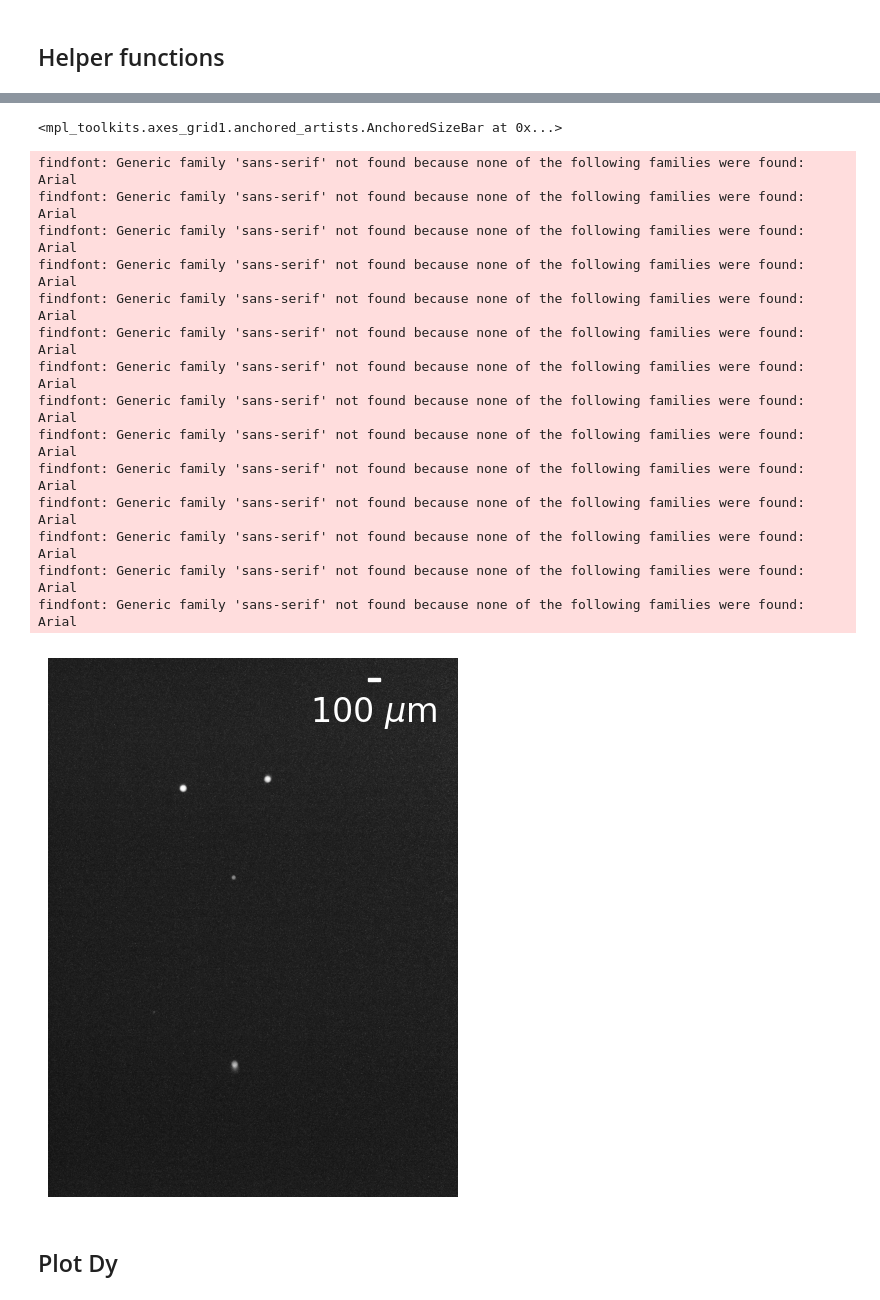
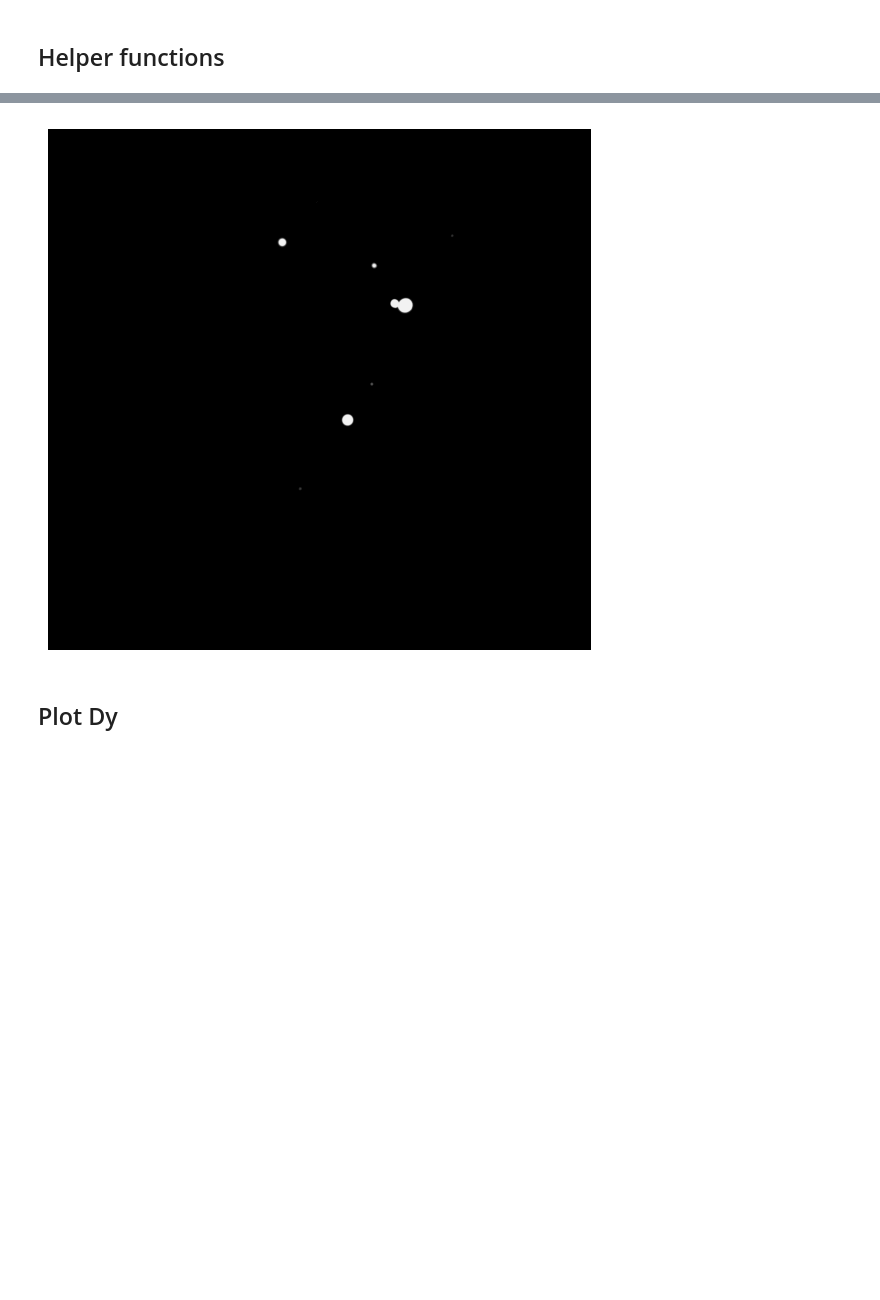
Before and after one commit to neerja/spectraldiffuserscope, a Jupyter notebook: JaxCode/Figure_Notebooks/fig_mrbles_beads.ipynb, the cells around one changed output, grey strips where cells are left out. Drawn from its saved outputs; the diff is of its cells as text; code cells hidden in the pictures; blank space fills up the shorter version.

```diff
--- a/JaxCode/Figure_Notebooks/fig_mrbles_beads.ipynb
+++ b/JaxCode/Figure_Notebooks/fig_mrbles_beads.ipynb
@@ -105,6 +351,6 @@ Bead 6 - X: 232, Y: 116
 # %%
 crop_indices = [420,1852,1350,2826] #top bottom left default: [320,1652,1350,2726]
-datafolder = '/home/neerja/DATA/SDCData/2024-05-24/code1_25_50_mrbles_10x'
+datafolder = '/home/neerja/DATA/SDCData/2024-05-31/code8eusmdy_10x'
 meas_name = 'meas.tiff'
 bg_name = 'bg.tiff'
 bits = 16
@@ -120,8 +366,8 @@ measurement = sdc.cropci((sample_meas-background),crop_indices).clip(0,1)**power
 fig,ax = plt.subplots(figsize = (7,7))
 
 plt.imshow(measurement**1, cmap='gray')
-plt.colorbar()
-# plt.clim([0,.05])
+# plt.colorbar()
+plt.clim([0,.3])
 plt.axis('off')
 
 scalebar = drawscalebar(ax, superpixel_size,spectral_camera_pixel_size)
@@ -180,38 +408,30 @@ ax.spines['right'].set_visible(False)
 # %%
 # draw groundtruth
 #ACTION: CHANGE DATA FOLDER, SAMPLE FOLDER, BACKGROUND FOLDER TO FIND YOUR MEASUREMENT
-gt_name = 'gt.tiff'
+gt_name = 'gt.png'
 
 # load sample and background both located in datafolder
 gt = sdc.importTiff(datafolder,gt_name)/2**bits
 gt = gt/torch.max(gt)
 
 import scipy.ndimage as ndimage
 
 # Rotate the image without zero-padding
-gt_rot = ndimage.rotate(gt, -90, reshape=True)
-
+# flip the image
+gt = torch.flip(gt, [1])
+gt_rot = ndimage.rotate(gt, 40, reshape=True)
+gt_rot = gt_rot/np.max(gt_rot)
 fig,ax = plt.subplots(figsize = (7,7))
-plt.imshow(gt_rot,cmap='gray')
+plt.imshow(gt_rot[:,:,0],cmap='gray') # just plot one channel of the image
 plt.axis('off')
-scalebar = drawscalebar(ax, 100,gt_pixel_size,mag = gt_mag_size, scalebarname='100 $\mu$m', loc = 'upper right')
-ax.add_artist(scalebar)
+# scalebar = drawscalebar(ax, 100,gt_pixel_size,mag = gt_mag_size, scalebarname='100 $\mu$m', loc = 'upper right')
+# ax.add_artist(scalebar)
+# increase contrast
+# plt.colorbar()
+plt.clim([0.4,1])
+# plt.xlim([500,1900])
+# plt.ylim([2265,500])
 # %% [output]
-<mpl_toolkits.axes_grid1.anchored_artists.AnchoredSizeBar at 0x...>
-findfont: Generic family 'sans-serif' not found because none of the following families were found: Arial
-findfont: Generic family 'sans-serif' not found because none of the following families were found: Arial
-findfont: Generic family 'sans-serif' not found because none of the following families were found: Arial
-findfont: Generic family 'sans-serif' not found because none of the following families were found: Arial
-findfont: Generic family 'sans-serif' not found because none of the following families were found: Arial
-findfont: Generic family 'sans-serif' not found because none of the following families were found: Arial
-findfont: Generic family 'sans-serif' not found because none of the following families were found: Arial
-findfont: Generic family 'sans-serif' not found because none of the following families were found: Arial
-findfont: Generic family 'sans-serif' not found because none of the following families were found: Arial
-findfont: Generic family 'sans-serif' not found because none of the following families were found: Arial
-findfont: Generic family 'sans-serif' not found because none of the following families were found: Arial
-findfont: Generic family 'sans-serif' not found because none of the following families were found: Arial
-findfont: Generic family 'sans-serif' not found because none of the following families were found: Arial
-findfont: Generic family 'sans-serif' not found because none of the following families were found: Arial
-[figure, old version]
+[figure, new version]
 # %% [markdown]
 ## Plot Dy
```
Also changed, not shown: parts of 28 cells of this notebook, 3 other files.
